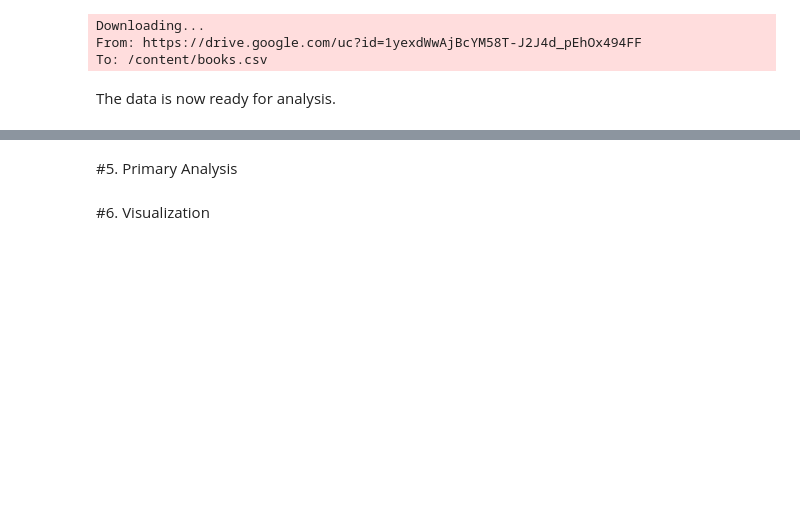
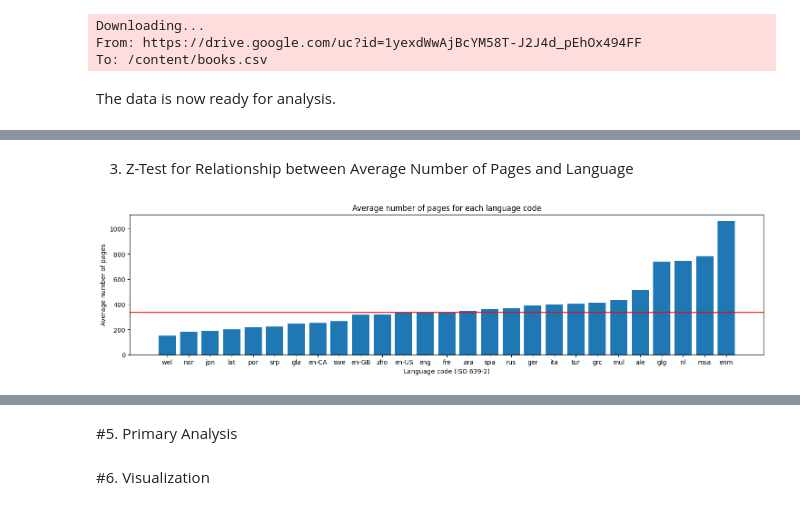
Before and after one commit to aspanguluri/aspanguluri.github.io, a Jupyter notebook: FinalProject.ipynb, the cells around one changed output, grey strips where cells are left out. Drawn from its saved outputs; the diff is of its cells as text; code cells hidden in the pictures; blank space fills up the shorter version.

```diff
--- a/FinalProject.ipynb
+++ b/FinalProject.ipynb
@@ -51,0 +187,14 @@ The data is now ready for analysis.
+# %% [markdown]
+3. Z-Test for Relationship between Average Number of Pages and Language
+# %%
+avg_page_per_language = books_df.groupby("language_code")['num_pages'].mean().sort_values()
+plt.figure(1, [18, 4])
+mean_pages = books_df['num_pages'].mean()
+plt.title("Average number of pages for each language code")
+plt.xlabel("Language code (ISO 639-2)")
+plt.ylabel("Average number of pages")
+plt.axline((0,mean_pages),slope=0,color="red")
+plt.bar(avg_page_per_language.index, avg_page_per_language.values)
+plt.show()
+# %% [output]
+[figure, added]
```
Also changed, not shown: parts of 30 cells of this notebook, 1 other file.
